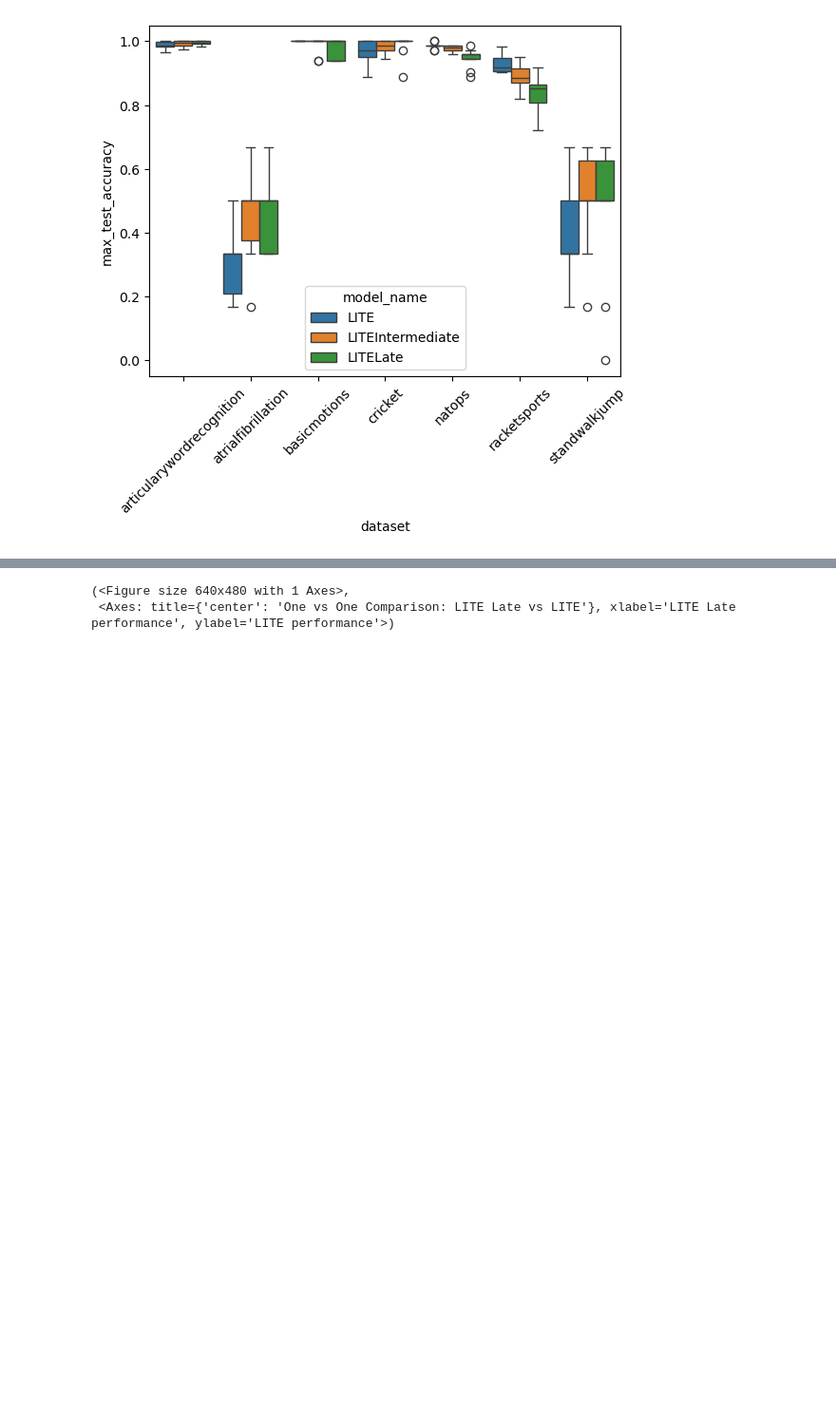
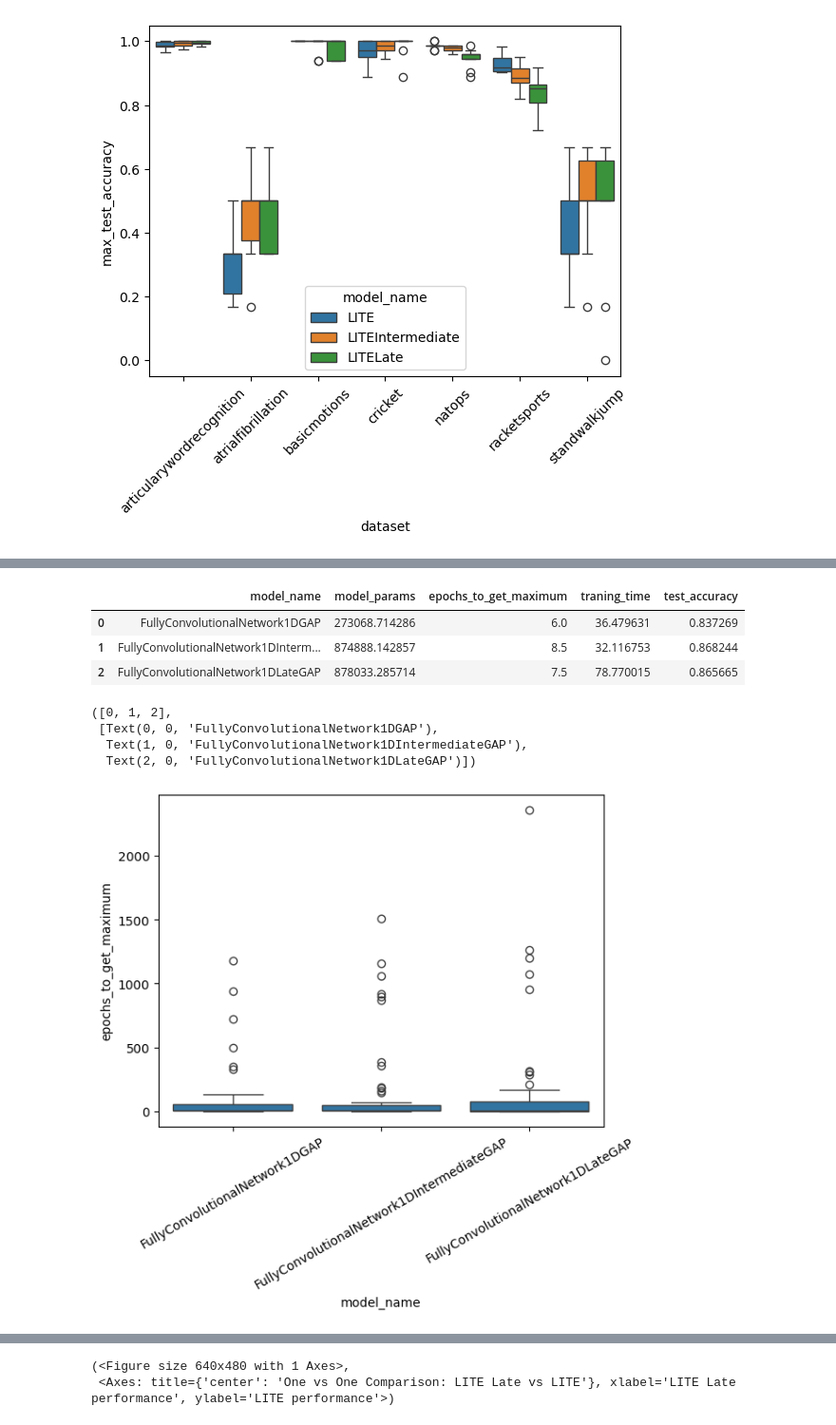
Before and after one commit to samuelthomaz7/multimodal_time_series_classification, a Jupyter notebook: test_notebook.ipynb, the cells around one changed output, grey strips where cells are left out. Shown at 95% size. Cells and saved outputs as stored; diff of their text form; code cells hidden in the pictures; blank space fills up the shorter version.

```diff
--- a/test_notebook.ipynb
+++ b/test_notebook.ipynb
@@ -216,4 +218,13 @@ agg_model_execution_info = model_execution_info.groupby(['model_name', 'dataset_
     'epochs_to_get_maximum': 'mean',
     'time_per_epoch': 'mean',
 }).reset_index()
+
+agg_model_execution_info = pd.merge(
+    left=agg_model_execution_info,
+    right=pd.read_csv('params_info.csv'),
+    on = ['model_name', 'dataset_name'],
+    how = 'left'
+)
+
+# params_info = pd.read_csv('params_info.csv')
 # %%
@@ -234,0 +241,38 @@ agg_model_execution_info
+# %%
+params_comp_results = agg_model_execution_info.loc[
+    (agg_model_execution_info['model_name'].isin(['FullyConvolutionalNetwork1DGAP', 'FullyConvolutionalNetwork1DIntermediateGAP', 'FullyConvolutionalNetwork1DLateGAP'])) &
+    # (agg_model_execution_info['dataset_name'].isin(['standwalkjump', 'atrialfibrillation']))
+    True
+]
+params_comp_results = params_comp_results.groupby(['model_name']).agg({
+    'model_params': 'mean',
+    'epochs_to_get_maximum': 'median',
+    'traning_time': 'median',
+    'test_accuracy': 'mean'
+}).reset_index()
+
+params_comp_results
+# %% [output]
+|  | model_name | model_params | epochs_to_get_maximum | traning_time | test_accuracy |
+| 0 | FullyConvolutionalNetwork1DGAP | 273068.714286 | 6.0 | 36.479631 | 0.837269 |
+| 1 | FullyConvolutionalNetwork1DInterm... | 874888.142857 | 8.5 | 32.116753 | 0.868244 |
+| 2 | FullyConvolutionalNetwork1DLateGAP | 878033.285714 | 7.5 | 78.770015 | 0.865665 |
+# %%
+sns.boxplot(
+    data=agg_model_execution_info.loc[
+    (agg_model_execution_info['model_name'].isin(['FullyConvolutionalNetwork1DGAP', 'FullyConvolutionalNetwork1DIntermediateGAP', 'FullyConvolutionalNetwork1DLateGAP'])) &
+    # (agg_model_execution_info['dataset_name'].isin(['standwalkjump', 'atrialfibrillation']))
+    True
+],
+    x = 'model_name',
+    y = 'epochs_to_get_maximum'
+)
+
+plt.xticks(rotation = 30)
+# plt.ylim([-50, 500])
+# %% [output]
+([0, 1, 2],
+ [Text(0, 0, 'FullyConvolutionalNetwork1DGAP'),
+  Text(1, 0, 'FullyConvolutionalNetwork1DIntermediateGAP'),
+  Text(2, 0, 'FullyConvolutionalNetwork1DLateGAP')])
+[figure, added]
```
Also changed, not shown: parts of 12 cells of this notebook, 3 other files.
